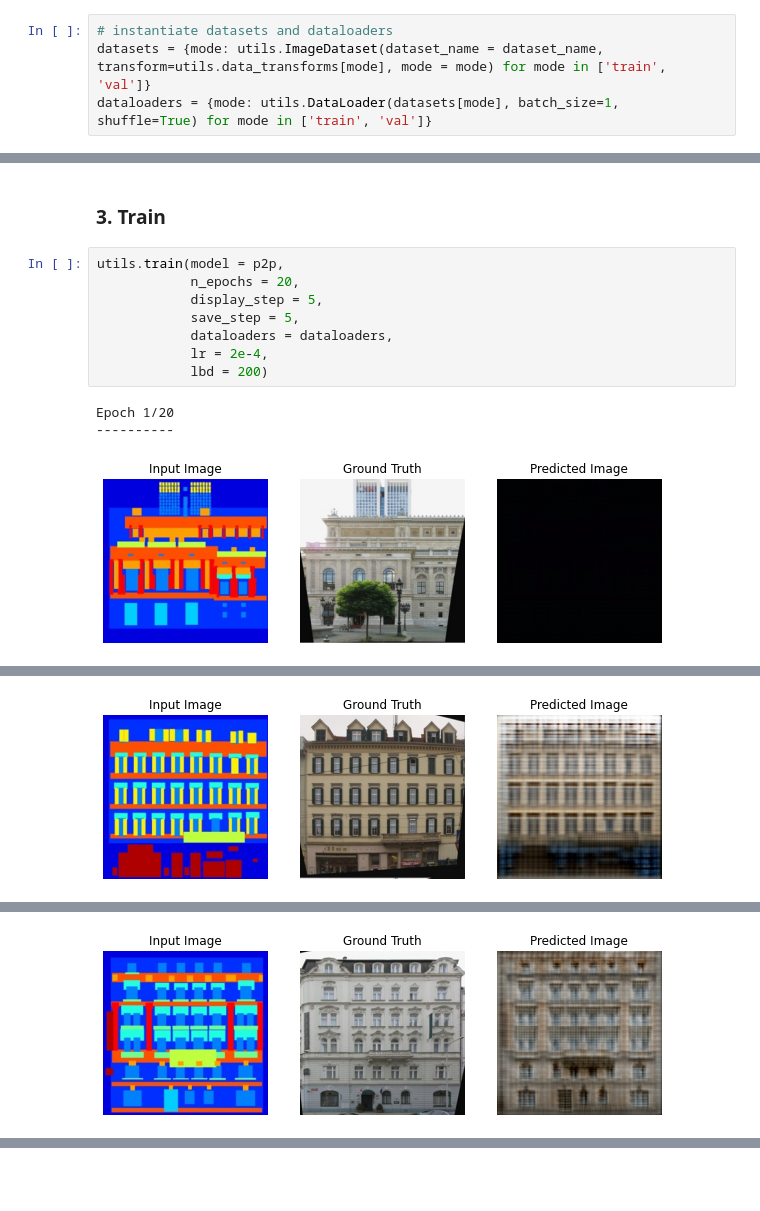
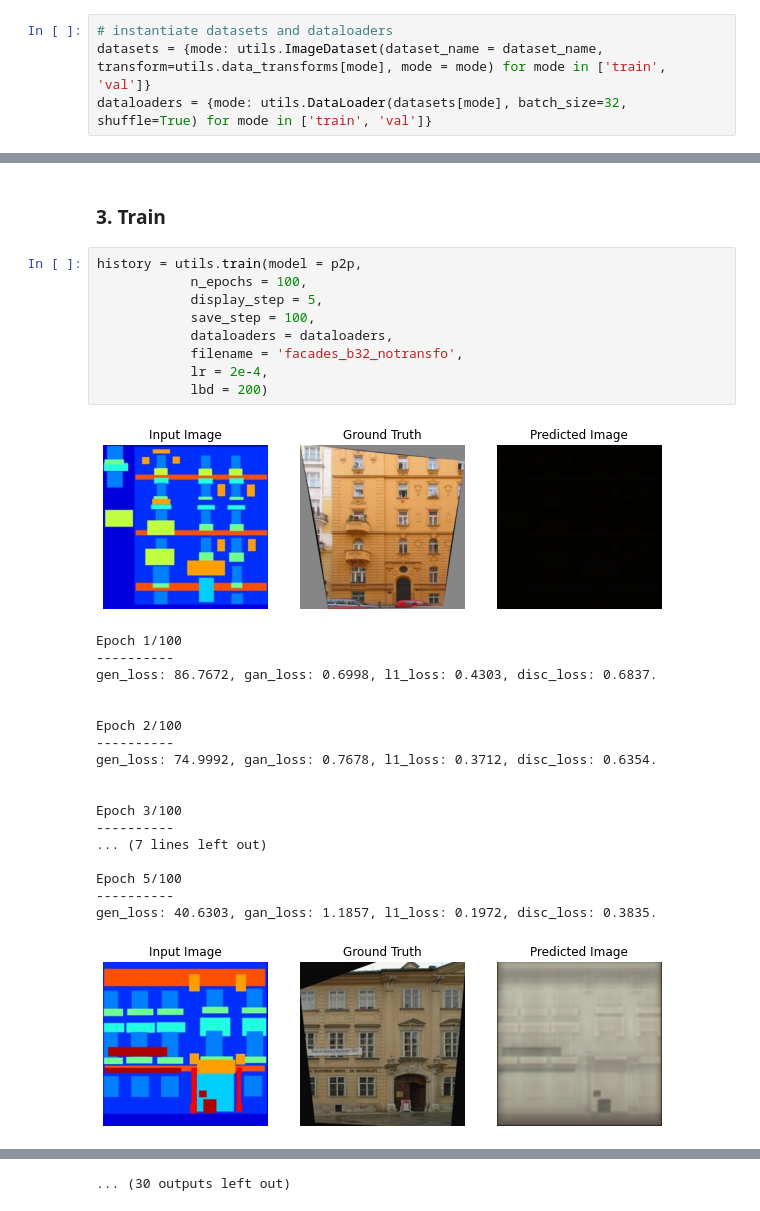
Before and after one commit to hugoartigas/pix2pix, a Jupyter notebook: train.ipynb, the cells around one changed output, grey strips where cells are left out. Saved outputs shown, nothing was run; the diff lists cells and outputs as text; blank space fills up the shorter version.

Commit message:
added function to save and plot history

```diff
--- a/train.ipynb
+++ b/train.ipynb
@@ -13,7 +13,7 @@ dataset_name = 'facades'
 # %%
 # instantiate datasets and dataloaders
 datasets = {mode: utils.ImageDataset(dataset_name = dataset_name, transform=utils.data_transforms[mode], mode = mode) for mode in ['train', 'val']}
-dataloaders = {mode: utils.DataLoader(datasets[mode], batch_size=1, shuffle=True) for mode in ['train', 'val']}
+dataloaders = {mode: utils.DataLoader(datasets[mode], batch_size=32, shuffle=True) for mode in ['train', 'val']}
 # %% [markdown]
 ### 2. Create model
 # %%
@@ -22,14 +22,31 @@ p2p = model.Pix2Pix().to(utils.device)
 # %% [markdown]
 ### 3. Train
 # %%
-utils.train(model = p2p,
-            n_epochs = 20,
+history = utils.train(model = p2p,
+            n_epochs = 100,
             display_step = 5,
-            save_step = 5,
+            save_step = 100,
             dataloaders = dataloaders,
+            filename = 'facades_b32_notransfo',
             lr = 2e-4,
             lbd = 200)
 # %% [output]
+[figure, new version]
-Epoch 1/20
+Epoch 1/100
 ----------
+gen_loss: 86.7672, gan_loss: 0.6998, l1_loss: 0.4303, disc_loss: 0.6837.
+
+
+Epoch 2/100
+----------
+gen_loss: 74.9992, gan_loss: 0.7678, l1_loss: 0.3712, disc_loss: 0.6354.
+
+
+Epoch 3/100
+----------
+... (7 lines left out)
+
+Epoch 5/100
+----------
+gen_loss: 40.6303, gan_loss: 1.1857, l1_loss: 0.1972, disc_loss: 0.3835.
-[figure, old version]
+[figure, new version]
@@ -53 +69,0 @@ Epoch 6/20
-[figure, old version]
@@ -71 +87,0 @@ Epoch 11/20
-[figure, old version]
@@ -106,0 +142 @@ Training complete in 12m 31s
+... (30 outputs left out)
```
Also changed, not shown: parts of 2 cells of this notebook, 3 other files.
